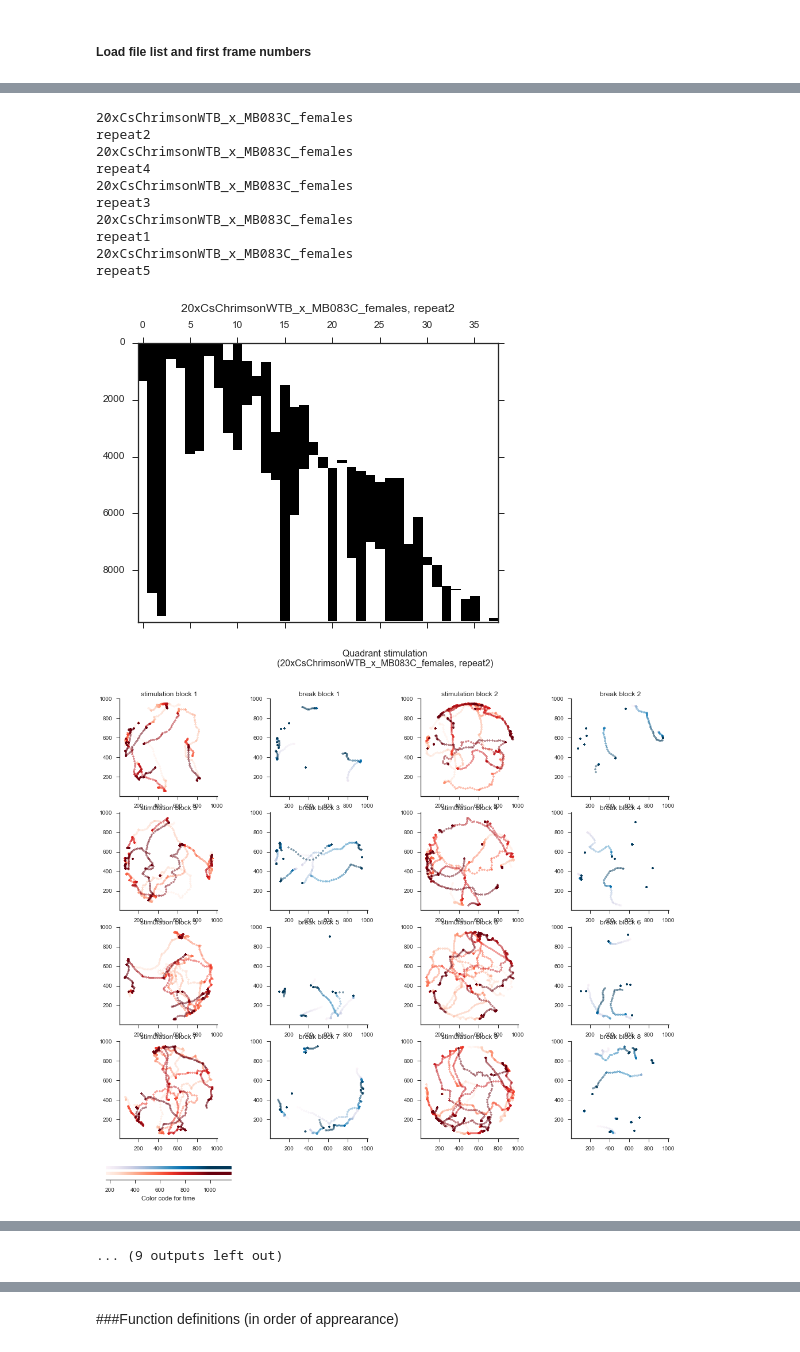
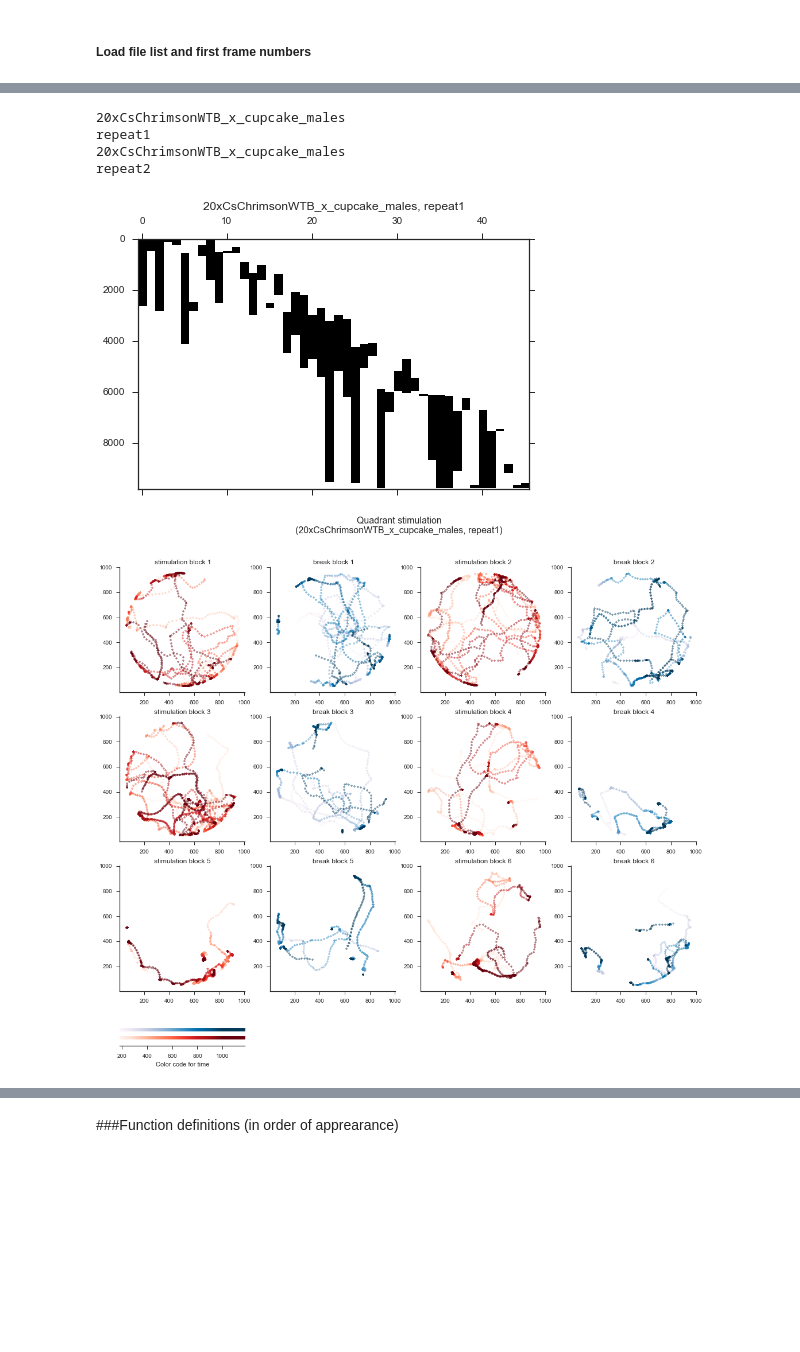
Before and after one commit to hjmh/flyNotebooks, a Jupyter notebook: quadrantAssay/CsChrimson_QuadrantAssayAnalysis_appetitiveTest.ipynb, the cells around one changed output, grey strips where cells are left out. Saved outputs shown, nothing was run; the diff lists cells and outputs as text; code cells hidden in the pictures; blank space fills up the shorter version.

```diff
--- a/quadrantAssay/CsChrimson_QuadrantAssayAnalysis_appetitiveTest.ipynb
+++ b/quadrantAssay/CsChrimson_QuadrantAssayAnalysis_appetitiveTest.ipynb
@@ -75,8 +72,8 @@ for repeat in range(1,len(fileNames)+1):
 
     # Quadrant stimulation
     stimSecQ = 50
-    pauseSecQ = 10
-    numRepeatQ = 4 # repeats x 2 patterns
+    pauseSecQ = 30
+    numRepeatQ = 3 # repeats x 2 patterns
 
     stimStartFrameC = stimStartFrameQ + fps * 2 * numRepeatQ * (stimSecQ + pauseSecQ)  # NOT VERY PRECISE!
 
@@ -230,7 +227,7 @@ for repeat in range(1,len(fileNames)+1):
         if(quadrantRepeat%2 == 0): ONpattern = patternA
         else: ONpattern = patternB
 
-        frameRange = range(startFrame,startFrame + stimSecQ*fps,windowSize)
+        frameRange = range(startFrame,startFrame + stimSecQ*fps,stimSecQ)
         time = np.linspace(0,stimSecQ,len(frameRange))
 
         fliesInLEDon = np.empty((len(frameRange),1))
@@ -297,41 +294,35 @@ for repeat in range(1,len(fileNames)+1):
             #End of quadrant stimulation
             activeFragments_pre,fRange,titleString = defineQuadrantDetail(strtFrame,stimSecQ,timeWindow,fps,flyIDperFrame,skipFrames,'pre')
 
             subplt1 = fig.add_subplot(numRepeatQ, 4, 1 + pat*2 + quadrantRepeat*4)
             plotActiveSegments(activeFragments_pre,fRange,subplt1,titleString,xPos,yPos,angle,flyID,imageSizePx)
 
             #After quadrant stimulation
             activeFragments_post,fRange,titleString = defineQuadrantDetail(strtFrame,stimSecQ,timeWindow,fps,flyIDperFrame,skipFrames,'post')
 
             subplt2 = fig.add_subplot(numRepeatQ, 4, 2 + pat*2 + quadrantRepeat*4)
             plotActiveSegments(activeFragments_post,fRange,subplt2,titleString,xPos,yPos,angle,flyID,imageSizePx)
 
             #Add light ON indicators
             if (not pat):
                 subplt1.set_ylabel('Quadrant stimulation #'+ str(quadrantRepeat+1) +
                                    '\n('+str(stimSecQ)+'s on, '+str(pauseSecQ)+'s off)\n' + experiment,fontsize = 16)
 
             addQuadrantLightIndicator(subplt1, imageSizePx, pat)
 
             #update start frame
             strtFrame = strtFrame + (stimSecQ+pauseSecQ)*fps
 
     fig.tight_layout()
     fig.savefig(plotSaveDir + '/' + fileName + '_detail.pdf', format = 'pdf')
 
     #---------------------------------------
 
     #---------------------------------------
 # %% [output]
-20xCsChrimsonWTB_x_MB083C_females
+20xCsChrimsonWTB_x_cupcake_males
+repeat1
+20xCsChrimsonWTB_x_cupcake_males
 repeat2
-20xCsChrimsonWTB_x_MB083C_females
-repeat4
-20xCsChrimsonWTB_x_MB083C_females
-repeat3
-20xCsChrimsonWTB_x_MB083C_females
-repeat1
-20xCsChrimsonWTB_x_MB083C_females
-repeat5
-[figure, old version]
+[figure, new version]
-[figure, old version]
+[figure, new version]
@@ -347,2 +335 @@ repeat5
-... (9 outputs left out)
 # %%
```
Also changed, not shown: parts of 8 cells of this notebook, 1 other file.
